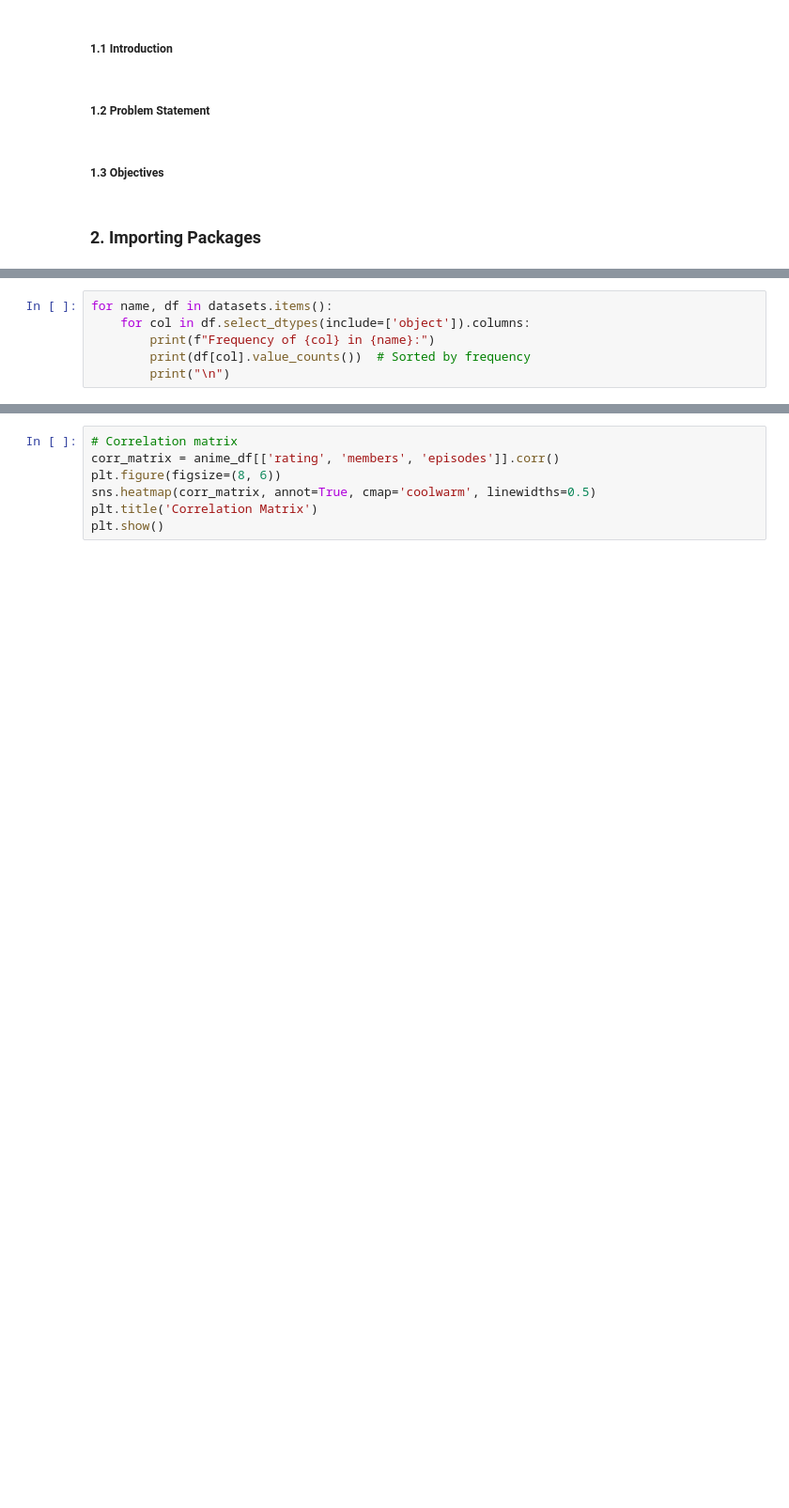
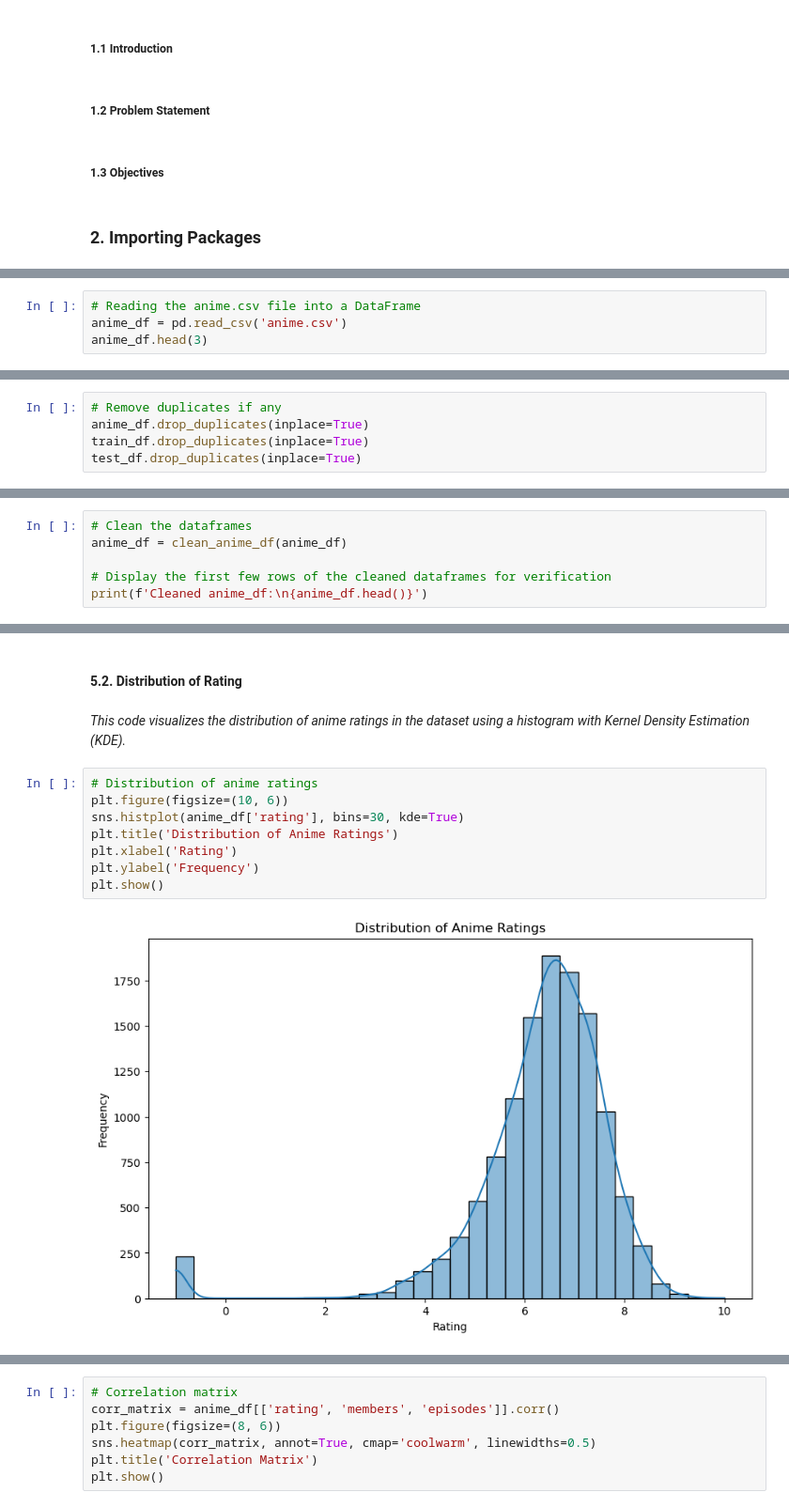
Before and after one commit to PhillipSethole/Anime-Recommender-System-Project-2025, a Jupyter notebook: Anime-Recommender-System-Project-2025 Team 2.ipynb, the cells around one changed output, grey strips where cells are left out. Shown at 94% size. Drawn from its saved outputs; the diff is of its cells as text; blank space fills up the shorter version.

```diff
--- a/Anime-Recommender-System-Project-2025 Team 2.ipynb
+++ b/Anime-Recommender-System-Project-2025 Team 2.ipynb
@@ -258,6 +67,0 @@ Passing `palette` without assigning `hue` is deprecated and will be removed in v
-# %%
-for name, df in datasets.items():
-    for col in df.select_dtypes(include=['object']).columns:
-        print(f"Frequency of {col} in {name}:")
-        print(df[col].value_counts())  # Sorted by frequency
-        print("\n")
@@ -281,0 +68,4 @@ Name: count, dtype: int64
+# %%
+# Reading the anime.csv file into a DataFrame
+anime_df = pd.read_csv('anime.csv')
+anime_df.head(3)
@@ -281,0 +134,5 @@ Name: count, dtype: int64
+# %%
+# Remove duplicates if any
+anime_df.drop_duplicates(inplace=True)
+train_df.drop_duplicates(inplace=True)
+test_df.drop_duplicates(inplace=True)
@@ -281,0 +188,6 @@ Name: count, dtype: int64
+# %%
+# Clean the dataframes
+anime_df = clean_anime_df(anime_df)
+
+# Display the first few rows of the cleaned dataframes for verification
+print(f'Cleaned anime_df:\n{anime_df.head()}')
@@ -281,0 +306,14 @@ Name: count, dtype: int64
+# %% [markdown]
+#### 5.2. Distribution of Rating
+# %% [markdown]
+_This code visualizes the distribution of anime ratings in the dataset using a histogram with Kernel Density Estimation (KDE)._
+# %%
+# Distribution of anime ratings
+plt.figure(figsize=(10, 6))
+sns.histplot(anime_df['rating'], bins=30, kde=True)
+plt.title('Distribution of Anime Ratings')
+plt.xlabel('Rating')
+plt.ylabel('Frequency')
+plt.show()
+# %% [output]
+[figure, added]
```
Also changed, not shown: parts of 145 cells of this notebook.
